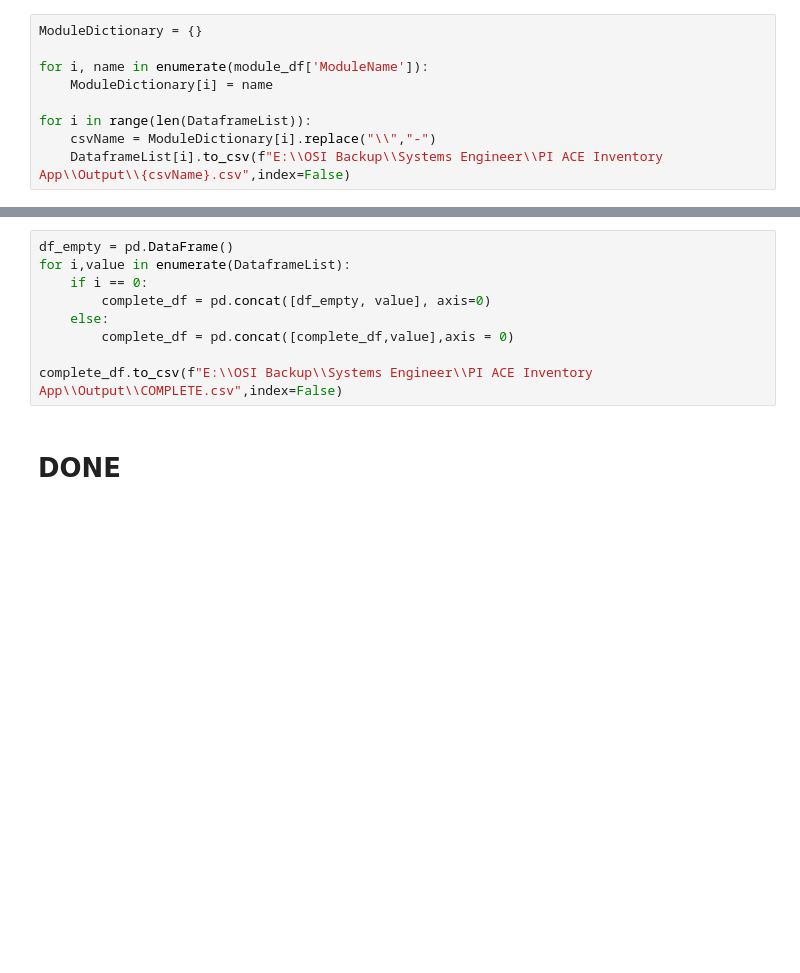
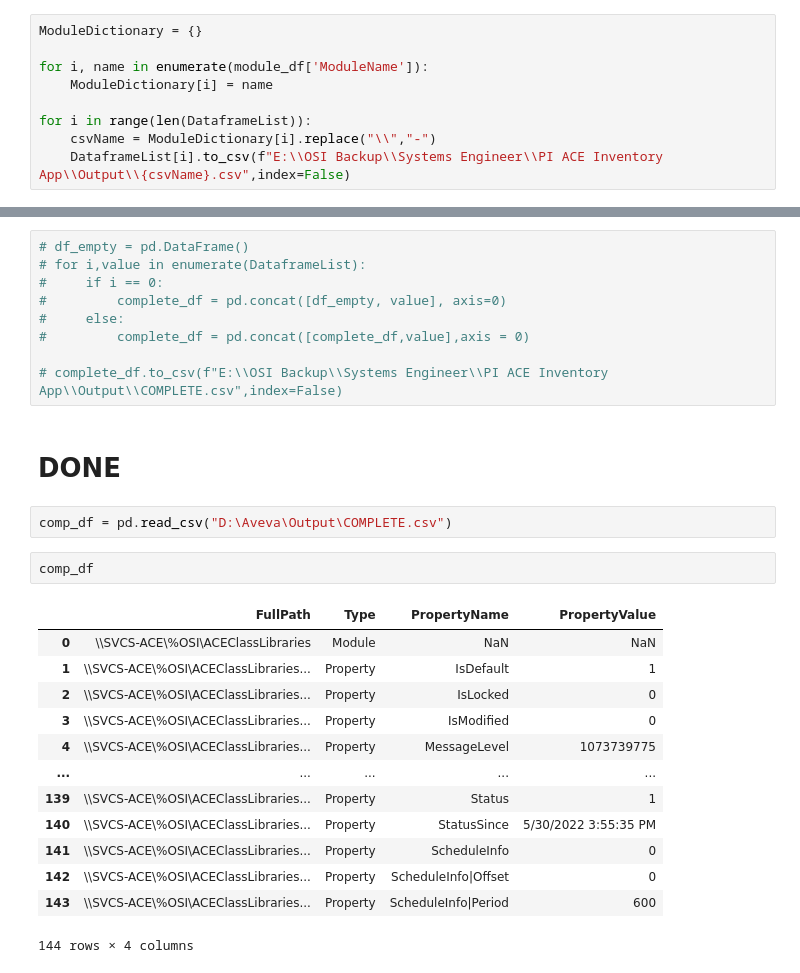
Before and after one commit to mpucci92/PIACEInventoryApp, a Jupyter notebook: PIACE_InventoryAppV2.ipynb, the cells around one changed output, grey strips where cells are left out. Drawn from its saved outputs; the diff is of its cells as text; blank space fills up the shorter version.

```diff
--- a/PIACE_InventoryAppV2.ipynb
+++ b/PIACE_InventoryAppV2.ipynb
@@ -129,11 +166,29 @@ for i in range(len(DataframeList)):
 # %%
-df_empty = pd.DataFrame()
-for i,value in enumerate(DataframeList):
-    if i == 0:
-        complete_df = pd.concat([df_empty, value], axis=0)
-    else:
-        complete_df = pd.concat([complete_df,value],axis = 0)
+# df_empty = pd.DataFrame()
+# for i,value in enumerate(DataframeList):
+#     if i == 0:
+#         complete_df = pd.concat([df_empty, value], axis=0)
+#     else:
+#         complete_df = pd.concat([complete_df,value],axis = 0)
 
-complete_df.to_csv(f"E:\\OSI Backup\\Systems Engineer\\PI ACE Inventory App\\Output\\COMPLETE.csv",index=False)
+# complete_df.to_csv(f"E:\\OSI Backup\\Systems Engineer\\PI ACE Inventory App\\Output\\COMPLETE.csv",index=False)
 # %% [markdown]
 # DONE #
+# %%
+comp_df = pd.read_csv("D:\Aveva\Output\COMPLETE.csv")
+# %%
+comp_df
+# %% [output]
+|  | FullPath | Type | PropertyName | PropertyValue |
+| 0 | \\SVCS-ACE\%OSI\ACEClassLibraries | Module | NaN | NaN |
+| 1 | \\SVCS-ACE\%OSI\ACEClassLibraries... | Property | IsDefault | 1 |
+| 2 | \\SVCS-ACE\%OSI\ACEClassLibraries... | Property | IsLocked | 0 |
+| 3 | \\SVCS-ACE\%OSI\ACEClassLibraries... | Property | IsModified | 0 |
+| 4 | \\SVCS-ACE\%OSI\ACEClassLibraries... | Property | MessageLevel | 1073739775 |
+| ... | ... | ... | ... | ... |
+| 139 | \\SVCS-ACE\%OSI\ACEClassLibraries... | Property | Status | 1 |
+| 140 | \\SVCS-ACE\%OSI\ACEClassLibraries... | Property | StatusSince | 5/30/2022 3:55:35 PM |
+| 141 | \\SVCS-ACE\%OSI\ACEClassLibraries... | Property | ScheduleInfo | 0 |
+| 142 | \\SVCS-ACE\%OSI\ACEClassLibraries... | Property | ScheduleInfo|Offset | 0 |
+| 143 | \\SVCS-ACE\%OSI\ACEClassLibraries... | Property | ScheduleInfo|Period | 600 |
+144 rows × 4 columns
```
Also changed, not shown: parts of 8 cells of this notebook.
